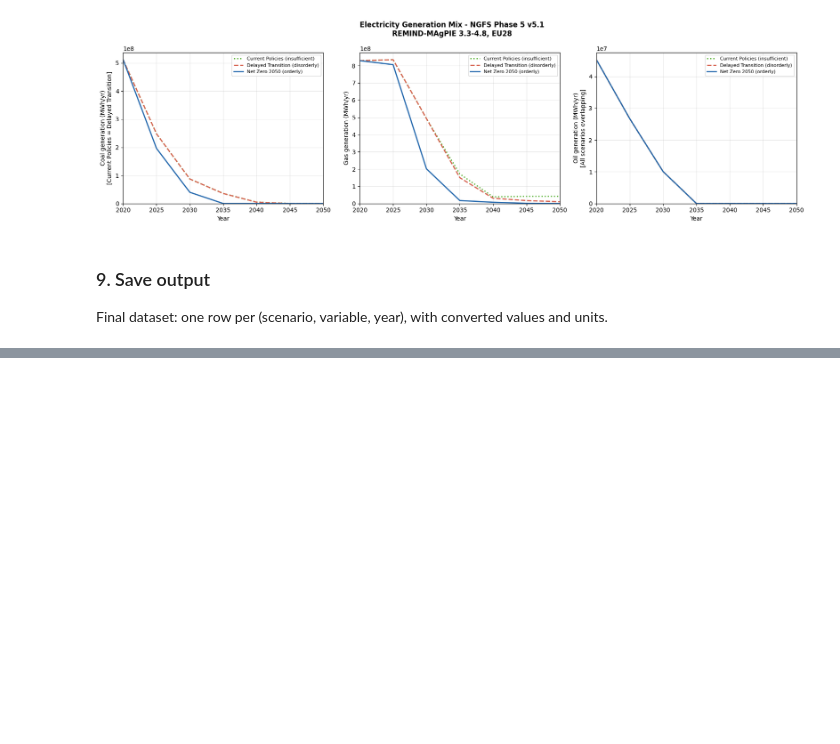
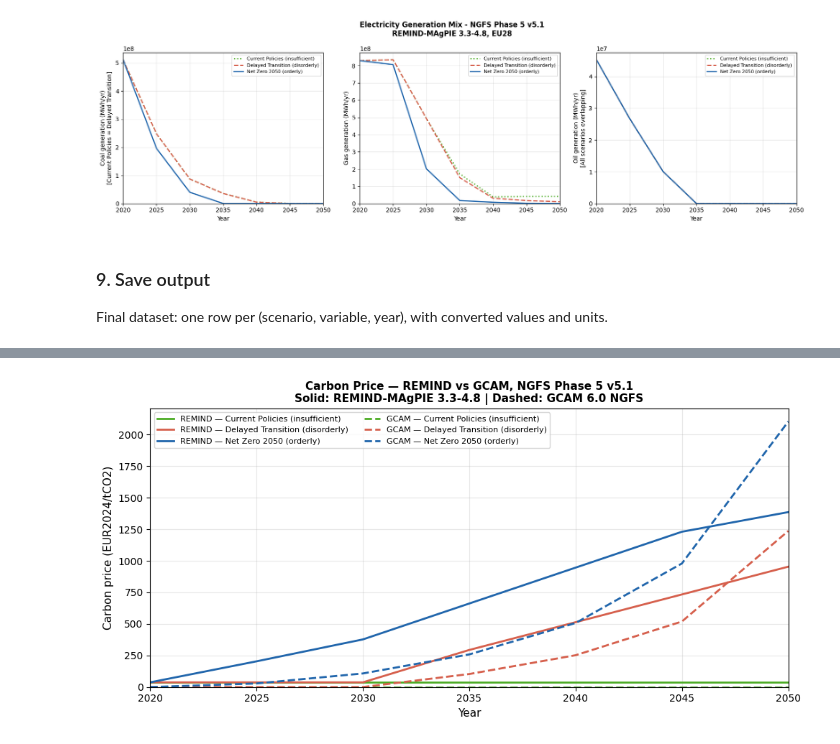
Before and after one commit to abdoulayetraore07/Green_finance_project, a Jupyter notebook: notebooks/Abdoulaye/task2_scenario_selection.ipynb, the cells around one changed output, grey strips where cells are left out. Cells and saved outputs as stored; diff of their text form; code cells hidden in the pictures; blank space fills up the shorter version.

```diff
--- a/notebooks/Abdoulaye/task2_scenario_selection.ipynb
+++ b/notebooks/Abdoulaye/task2_scenario_selection.ipynb
@@ -435,0 +438,13 @@ Shape : 837 rows x 5 columns
+# %%
+# Diagnostic GCAM — région et scénarios disponibles
+gcam = df_raw[df_raw['Model'] == 'GCAM 6.0 NGFS']
+print(f"GCAM rows total : {len(gcam)}")
+
+print(f"\nScénarios GCAM disponibles :")
+for s in sorted(gcam['Scenario'].unique()):
+    print(f"  '{s}'")
+
+print(f"\nRégions GCAM ayant Price|Carbon :")
+gcam_carbon = gcam[gcam['Variable'] == 'Price|Carbon']
+for r in sorted(gcam_carbon['Region'].unique()):
+    print(f"  '{r}'")
@@ -435,0 +487,82 @@ Shape : 837 rows x 5 columns
+# %%
+# GCAM 6.0 NGFS uses EU-15 as EU proxy (EU-12 = EU-15 for Price|Carbon — verified above)
+# Same 3 scenarios available in both models.
+
+GCAM_MODEL  = 'GCAM 6.0 NGFS'
+GCAM_REGION = 'GCAM 6.0 NGFS|EU-15'
+
+df_gcam_raw = df_raw[
+    (df_raw['Model']    == GCAM_MODEL) &
+    (df_raw['Region']   == GCAM_REGION) &
+    (df_raw['Scenario'].isin(SCENARIOS)) &
+    (df_raw['Variable'] == 'Price|Carbon')
+].copy()
+
+print(f"GCAM rows : {len(df_gcam_raw)} (expected: {len(SCENARIOS)})")
+
+# Reshape + interpolate (same logic as REMIND)
+year_cols_2050 = [str(y) for y in range(2020, 2055, 5)]
+gcam_long = df_gcam_raw.melt(
+    id_vars=['Scenario','Variable','Unit'],
+    value_vars=year_cols_2050,
+    var_name='year', value_name='value_raw'
+)
+gcam_long['year'] = gcam_long['year'].astype(int)
+
+annual_years = pd.Index(range(2020, 2051), name='year')
+gcam_records = []
+for scenario, grp in gcam_long.groupby('Scenario'):
+    s = grp.set_index('year')['value_raw'].reindex(annual_years).interpolate('linear')
+    for yr, val in s.items():
+        gcam_records.append({'scenario': scenario, 'year': yr,
+                             'value': val * FX_INFLATION})  # USD2010 → EUR2024
+df_gcam = pd.DataFrame(gcam_records)
+
+# Figure — annexe
+fig, ax = plt.subplots(figsize=(10, 5))
+
+MODEL_STYLE = {
+    'REMIND-MAgPIE 3.3-4.8': {'lw': 2,   'ls': '-'},
+    'GCAM 6.0 NGFS'         : {'lw': 2,   'ls': '--'},
+}
+
+# REMIND (already in df_annual, EUR2024/tCO2)
+remind_carbon = df_annual[df_annual['variable'] == 'Price|Carbon']
+for scenario, grp in remind_carbon.groupby('scenario'):
+    ax.plot(grp['year'], grp['value'],
+            color=SCENARIO_COLORS[scenario],
+            linestyle='-', linewidth=2,
+            label=f"REMIND — {SCENARIO_LABELS[scenario]}")
+
+# GCAM
+for scenario, grp in df_gcam.groupby('scenario'):
+    ax.plot(grp['year'], grp['value'],
+            color=SCENARIO_COLORS[scenario],
+            linestyle='--', linewidth=2,
+            label=f"GCAM — {SCENARIO_LABELS[scenario]}")
+
+ax.set_xlabel('Year', fontsize=11)
+ax.set_ylabel('Carbon price (EUR2024/tCO2)', fontsize=11)
+ax.set_title('Carbon Price — REMIND vs GCAM, NGFS Phase 5 v5.1\n'
+             'Solid: REMIND-MAgPIE 3.3-4.8 | Dashed: GCAM 6.0 NGFS',
+             fontsize=11, fontweight='bold')
+ax.legend(fontsize=8, ncol=2)
+ax.set_xlim(2020, 2050)
+ax.set_ylim(bottom=0)
+ax.grid(True, alpha=0.3)
+
+plt.tight_layout()
+plt.savefig('../../outputs/figures/fig9_carbon_price_model_comparison.png',
+            dpi=150, bbox_inches='tight')
+plt.show()
+
+# Key values for report commentary
+print("\nKey values (EUR2024/tCO2):")
+for scenario in SCENARIOS:
+    r = remind_carbon[remind_carbon['scenario']==scenario]
+    g = df_gcam[df_gcam['scenario']==scenario]
+    for yr in [2030, 2040, 2050]:
+        rv = r[r['year']==yr]['value'].values[0]
+        gv = g[g['year']==yr]['value'].values[0]
+        print(f"  {scenario:25s} {yr} | REMIND: {rv:7.1f} | GCAM: {gv:7.1f}")
+# %% [output]
@@ -435,0 +570 @@ Shape : 837 rows x 5 columns
+[figure, added]
```
Also changed, not shown: parts of 5 cells of this notebook, 6 other files.
